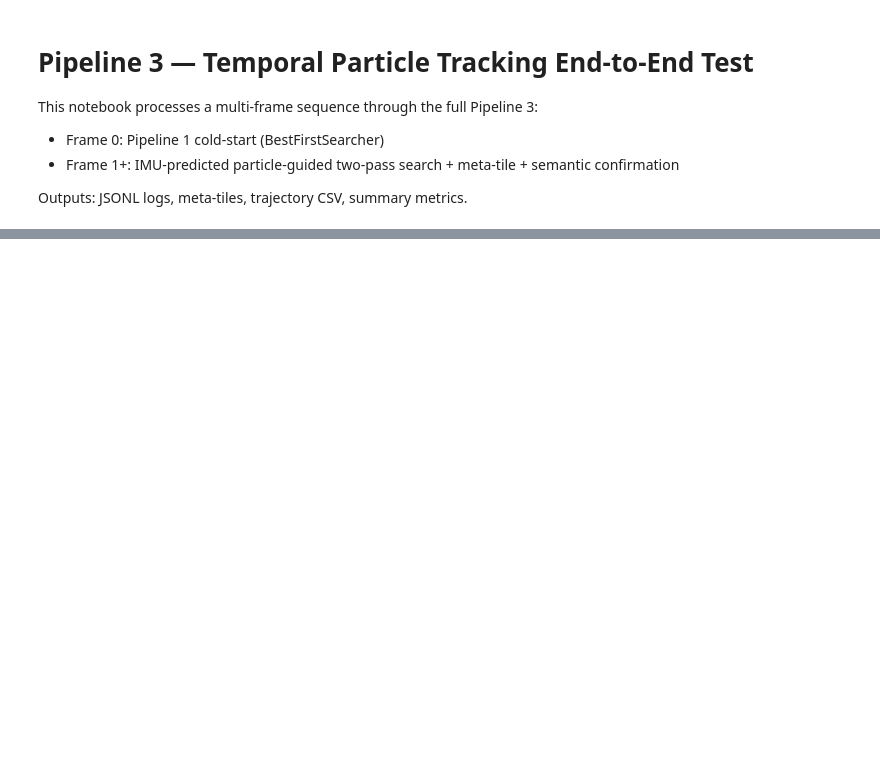
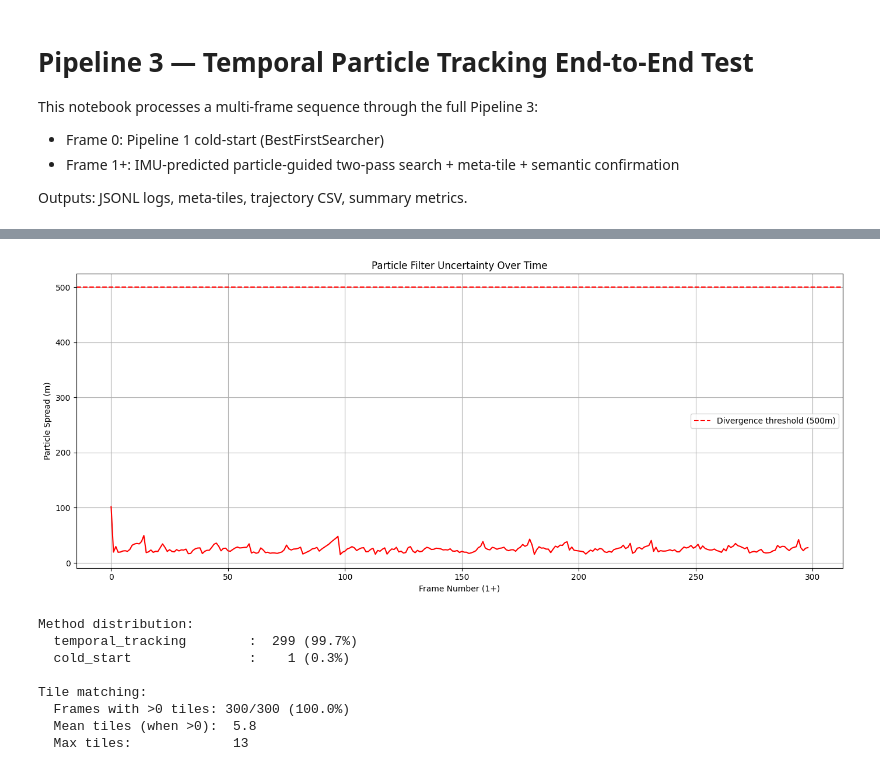
Before and after one commit to Emil-J/ALL_IN_ONE_PIPELINE_THESIS, a Jupyter notebook: Pipeline_3_Rev1/notebooks/test_temporal_pipeline.ipynb, the cells around one changed output, grey strips where cells are left out. Saved outputs shown, nothing was run; the diff lists cells and outputs as text; code cells hidden in the pictures; blank space fills up the shorter version.

```diff
--- a/Pipeline_3_Rev1/notebooks/test_temporal_pipeline.ipynb
+++ b/Pipeline_3_Rev1/notebooks/test_temporal_pipeline.ipynb
@@ -75,13 +171,17 @@ print('TemporalSearcher initialized')
 # %%
-# Cell 4 — Process All Frames
+# Cell 4 — Process All Frames (using EKF dead-reckoned positions)
 results = []
 
 for i, (csv_idx, ts, frame_path) in enumerate(aligned):
     row = imu_log.iloc[csv_idx]
     query_frame = load_image(frame_path)
 
-    # Build IMU data dict
-    # velocity: combine vel_n, vel_e if available, else use airspeed
+    # Use EKF dead-reckoned positions (correct column names from preprocess_imu_csv)
+    ekf_lat = row['latitude_est']
+    ekf_lon = row['longitude_est']
+    ekf_yaw_deg = row['yaw_deg']  # already in degrees
+
+    # Velocity from EKF columns
     if 'vel_n' in row.index and 'vel_e' in row.index:
         vel = np.sqrt(row['vel_n']**2 + row['vel_e']**2)
     elif 'airspeed_true' in row.index:
@@ -92,9 +192,9 @@ for i, (csv_idx, ts, frame_path) in enumerate(aligned):
     gyro_z_dps = row.get('gyro_z', 0.0) * (180.0 / np.pi)
 
     imu_data = {
-        'lat': row['latitude'],
-        'lon': row['longitude'],
-        'heading': np.degrees(row.get('heading_magnetic', row.get('heading', 0))),
+        'lat': ekf_lat,
+        'lon': ekf_lon,
+        'heading': ekf_yaw_deg,  # already degrees
         'pos_sigma': 100.0,
         'heading_sigma': 15.0,
         'velocity_mps': vel,
@@ -104,10 +204,11 @@ for i, (csv_idx, ts, frame_path) in enumerate(aligned):
     result = searcher.process_frame(query_frame, imu_data, timestamp=ts)
     results.append(result)
 
-    verified = result.get('meta_tile_verified', 'N/A')
-    sem_conf = result.get('semantic_confidence', 0) or 0
-    print(f'Frame {i:3d} | {result["method"]:20s} | tiles={result["tiles_tested"]:3d} | '
-          f't={result["search_time"]:.2f}s | verified={verified} | sem={sem_conf:.3f}')
+    if i % 10 == 0 or i < 5:
+        verified = result.get('meta_tile_verified', 'N/A')
+        sem_conf = result.get('semantic_confidence', 0) or 0
+        print(f'Frame {i:3d} | {result["method"]:20s} | tiles={result["tiles_tested"]:3d} | '
+              f't={result["search_time"]:.2f}s | verified={verified} | sem={sem_conf:.3f}')
 
 searcher.close()
 print(f'\nProcessed {len(results)} frames')
@@ -193,21 +341,48 @@ plt.show()
 # %%
 # Cell 9 — Particle Spread Analysis
 spreads = [r.get('particle_spread') for r in results[1:] if r.get('particle_spread') is not None]
 
 if spreads:
     plt.figure(figsize=(14, 6))
     plt.plot(spreads, 'r-', linewidth=1.5)
-    plt.axhline(y=200, color='red', linestyle='--', label='Divergence threshold')
+    plt.axhline(y=config.DIVERGENCE_POSITION_THRESHOLD_M, color='red', linestyle='--',
+                label=f'Divergence threshold ({config.DIVERGENCE_POSITION_THRESHOLD_M:.0f}m)')
     plt.xlabel('Frame Number (1+)')
     plt.ylabel('Particle Spread (m)')
     plt.title('Particle Filter Uncertainty Over Time')
     plt.legend()
     plt.grid(True)
     plt.tight_layout()
     plt.savefig(str(config.TRAJECTORY_OUTPUT_DIR / 'particle_spread.png'), dpi=150)
     plt.show()
 else:
     print('No particle spread data available')
+
+# Method distribution
+from collections import Counter
+methods = Counter(r['method'] for r in results)
+print(f'\nMethod distribution:')
+for method, count in methods.most_common():
+    print(f'  {method:25s}: {count:4d} ({count/len(results)*100:.1f}%)')
+
+# Tile match statistics
+tiles_tested = [r['tiles_tested'] for r in results]
+tiles_nonzero = [t for t in tiles_tested if t > 0]
+print(f'\nTile matching:')
+print(f'  Frames with >0 tiles: {len(tiles_nonzero)}/{len(tiles_tested)} ({len(tiles_nonzero)/len(tiles_tested)*100:.1f}%)')
+if tiles_nonzero:
+    print(f'  Mean tiles (when >0):  {np.mean(tiles_nonzero):.1f}')
+    print(f'  Max tiles:             {max(tiles_nonzero)}')
+# %% [output]
+[figure, added]
+Method distribution:
+  temporal_tracking        :  299 (99.7%)
+  cold_start               :    1 (0.3%)
+
+Tile matching:
+  Frames with >0 tiles: 300/300 (100.0%)
+  Mean tiles (when >0):  5.8
+  Max tiles:             13
 # %%
 # Cell 10 — Performance Summary & Export
 verified_count = sum(1 for r in results[1:] if r.get('meta_tile_verified', False))
```
Also changed, not shown: parts of 10 cells of this notebook, 14 other files.
